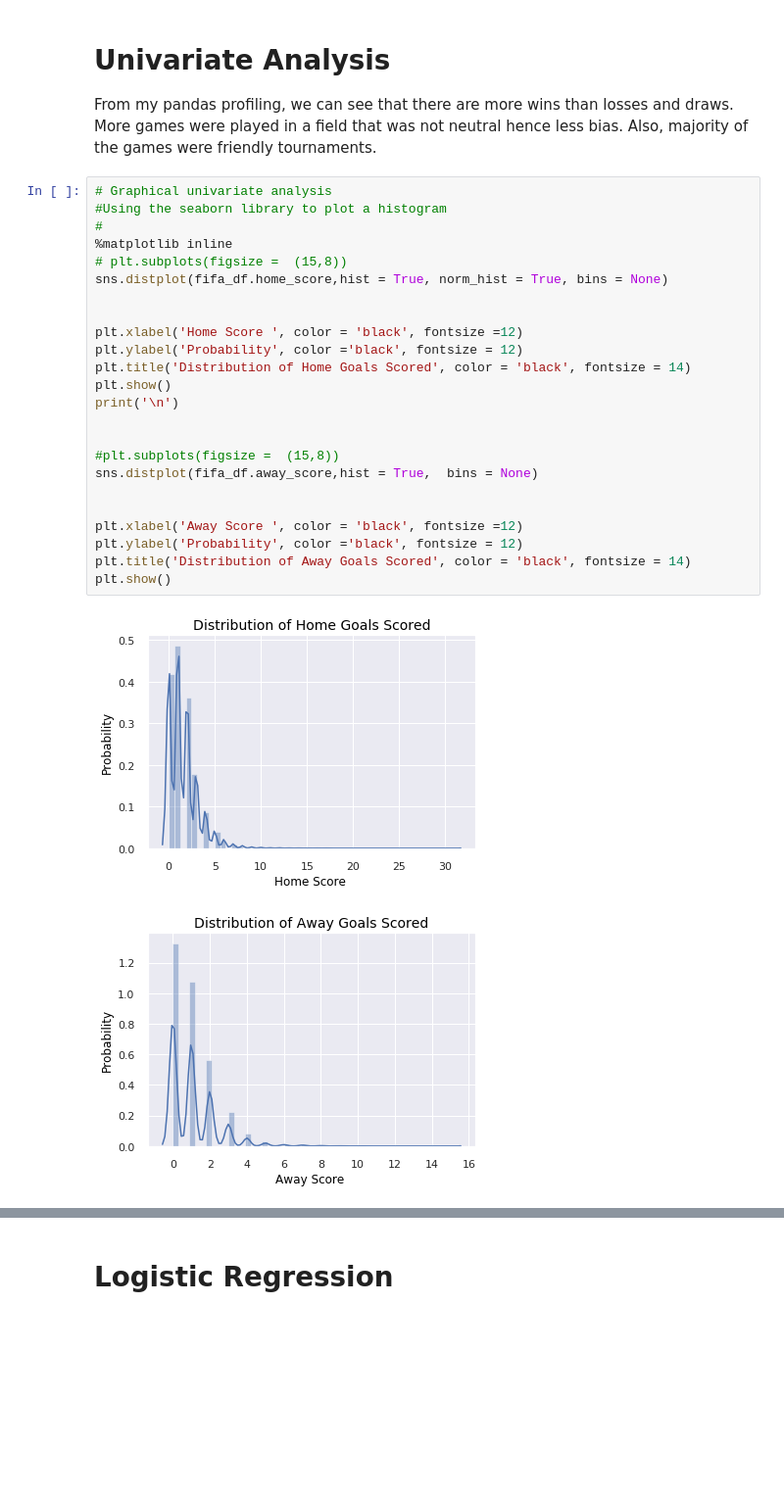
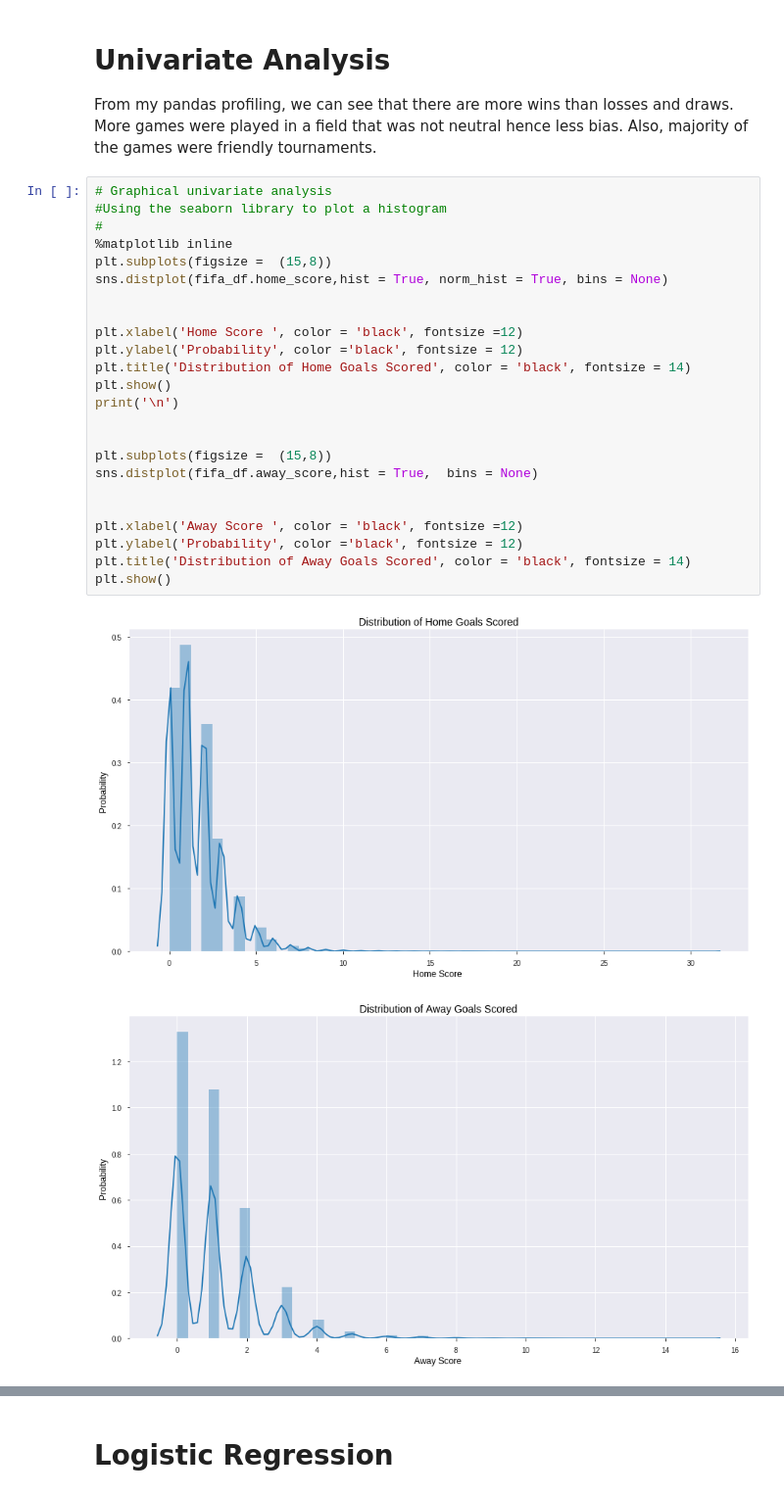
Before and after one commit to lydiandiba/DS-Core-IP-week-6, a Jupyter notebook: Data_Science_Core_IP_week_6.ipynb, the cells around one changed output, grey strips where cells are left out. Shown at 98% size. Cells and saved outputs as stored; diff of their text form; blank space fills up the shorter version.

```diff
--- a/Data_Science_Core_IP_week_6.ipynb
+++ b/Data_Science_Core_IP_week_6.ipynb
@@ -356,27 +356,27 @@ Also, majority of the games were friendly tournaments.
 # %%
 # Graphical univariate analysis
 #Using the seaborn library to plot a histogram
 #
 %matplotlib inline
-# plt.subplots(figsize =  (15,8))
+plt.subplots(figsize =  (15,8))
 sns.distplot(fifa_df.home_score,hist = True, norm_hist = True, bins = None)
 
 
 plt.xlabel('Home Score ', color = 'black', fontsize =12)
 plt.ylabel('Probability', color ='black', fontsize = 12)
 plt.title('Distribution of Home Goals Scored', color = 'black', fontsize = 14)
 plt.show()
 print('\n')
 
 
-#plt.subplots(figsize =  (15,8))
+plt.subplots(figsize =  (15,8))
 sns.distplot(fifa_df.away_score,hist = True,  bins = None)
 
 
 plt.xlabel('Away Score ', color = 'black', fontsize =12)
 plt.ylabel('Probability', color ='black', fontsize = 12)
 plt.title('Distribution of Away Goals Scored', color = 'black', fontsize = 14)
 plt.show()
 # %% [output]
-[figure, old version]
+[figure, new version]
-[figure, old version]
+[figure, new version]
```
Also changed, not shown: parts of 24 cells of this notebook.
